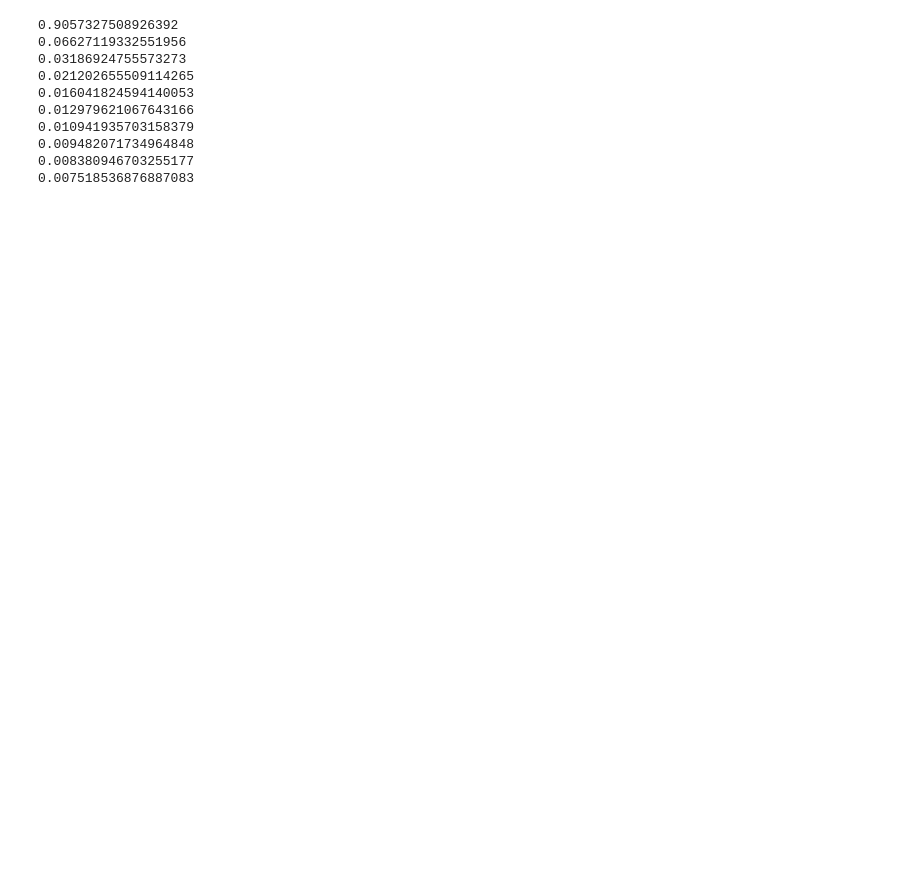
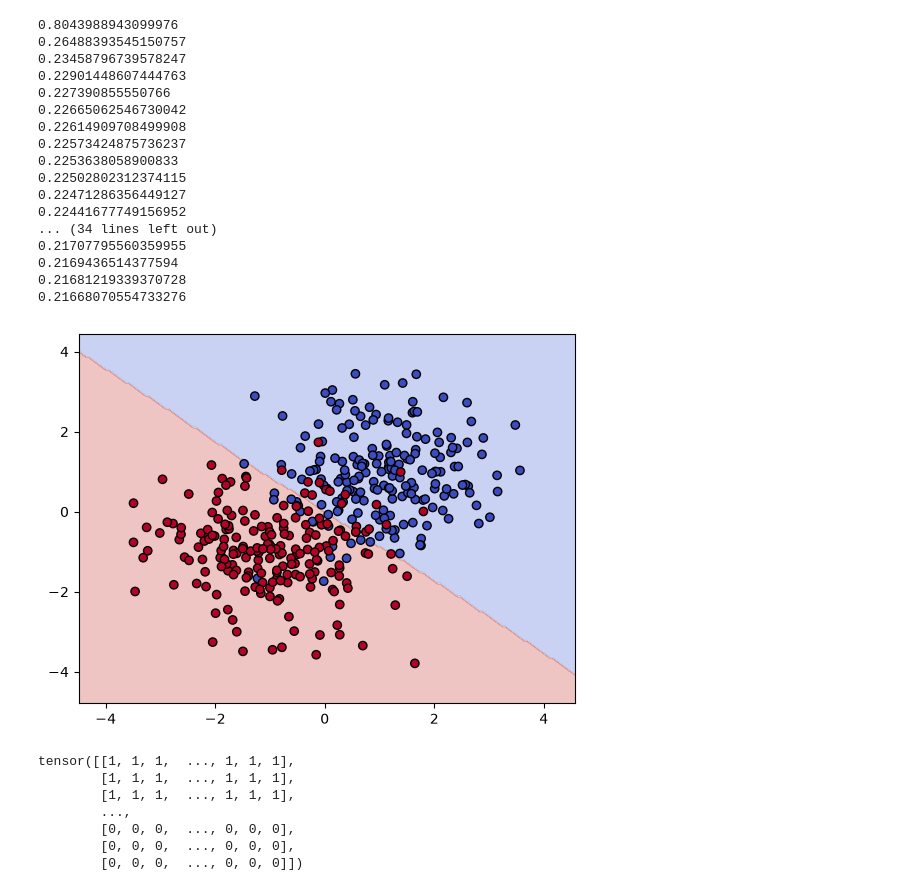
Before and after one commit to FGFAnderson/mech-interp-mini-projects, a Jupyter notebook: torch_nn/NeuralNet.ipynb, the cells around one changed output. Cells and saved outputs as stored; diff of their text form; code cells hidden in the pictures; blank space fills up the shorter version.

Commit message:
torch_nn | feat: plotted decision boundary

```diff
--- a/torch_nn/NeuralNet.ipynb
+++ b/torch_nn/NeuralNet.ipynb
@@ -48,5 +48,5 @@ tensor([[0.0854, 0.2489]], grad_fn=<AddmmBackward0>)
 # %%
-def train(model, X, y, criterion, epochs=200, lr=0.1):
+def train(model, X, y, criterion, epochs=1000, lr=0.1):
     optimiser = torch.optim.SGD(model.parameters(), lr=lr)
     for epoch in range(epochs):
         optimiser.zero_grad()
@@ -63,13 +63,53 @@ y = data[:, 2].long()
 criterion = nn.CrossEntropyLoss()
 train(model, X, y, criterion)
 # %% [output]
-0.9057327508926392
-0.06627119332551956
-0.03186924755573273
-0.021202655509114265
-0.016041824594140053
-0.012979621067643166
-0.010941935703158379
-0.009482071734964848
-0.008380946703255177
-0.007518536876887083
+0.8043988943099976
+0.26488393545150757
+0.23458796739578247
+0.22901448607444763
+0.227390855550766
+0.22665062546730042
+0.22614909708499908
+0.22573424875736237
+0.2253638058900833
+0.22502802312374115
+0.22471286356449127
+0.22441677749156952
+... (34 lines left out)
+0.21707795560359955
+0.2169436514377594
+0.21681219339370728
+0.21668070554733276
+# %%
+def decision_boundary(model, steps):
+    x_min, x_max = data[:, 0].min() - 1, data[:, 0].max() + 1
+    y_min, y_max = data[:, 1].min() - 1, data[:, 1].max() + 1
+
+    x_vals = torch.linspace(x_min, x_max, steps)
+    y_vals = torch.linspace(y_min, y_max, steps)
+    xx, yy = torch.meshgrid(x_vals, y_vals, indexing='xy')
+    grid = torch.stack([xx.flatten(), yy.flatten()], dim=1)
+
+    model.eval()
+    with torch.no_grad():
+        preds = model(grid).argmax(dim=1)
+
+    preds = preds.reshape(xx.shape)
+
+    plt.contourf(xx.numpy(), yy.numpy(), preds.numpy(), alpha=0.3, cmap='coolwarm')
+    plt.scatter(data[:, 0], data[:, 1], c=data_np[:, 2], cmap='coolwarm', edgecolors='k')
+    plt.show()
+
+    return preds
+
+
+decision_boundary(model, 200)
+# %% [output]
+[figure, added]
+tensor([[1, 1, 1,  ..., 1, 1, 1],
+        [1, 1, 1,  ..., 1, 1, 1],
+        [1, 1, 1,  ..., 1, 1, 1],
+        ...,
+        [0, 0, 0,  ..., 0, 0, 0],
+        [0, 0, 0,  ..., 0, 0, 0],
+        [0, 0, 0,  ..., 0, 0, 0]])
```
Also changed, not shown: parts of 3 cells of this notebook.
